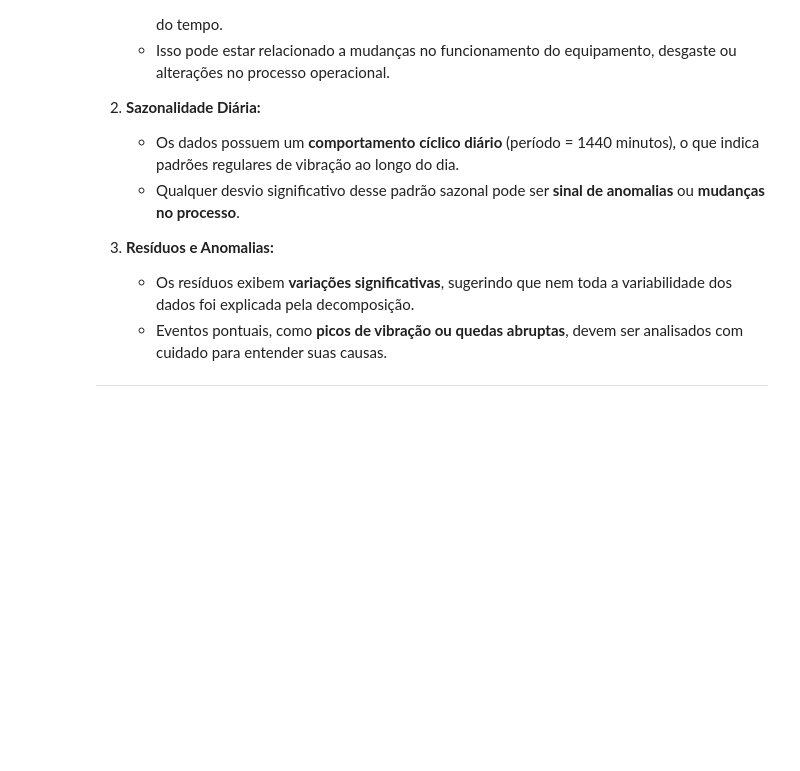
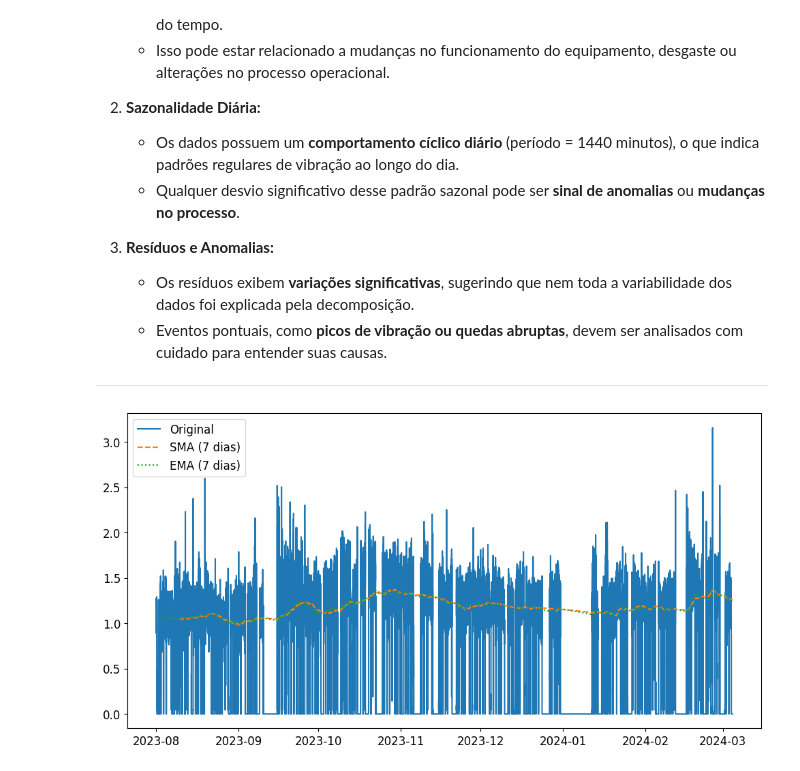
Before and after one commit to ezschneider/vrm-lstm, a Jupyter notebook: notebooks/characterization.ipynb, the cells around one changed output. Cells and saved outputs as stored; diff of their text form; code cells hidden in the pictures; blank space fills up the shorter version.

```diff
--- a/notebooks/characterization.ipynb
+++ b/notebooks/characterization.ipynb
@@ -263,3 +263,21 @@ A decomposição sazonal revelou os seguintes pontos-chave:
    - Eventos pontuais, como **picos de vibração ou quedas abruptas**, devem ser analisados com cuidado para entender suas causas.
 
 ---
+# %%
+widow_size = 10080  # 1 semana de dados (7 dias * 24 horas * 60 minutos)
+df['SMA_7'] = df['feature'].rolling(window=widow_size).mean()
+df['EMA_7'] = df['feature'].ewm(span=widow_size, adjust=False).mean()
+
+NUM_SAMPLES = 43200 # 1 mes de dados (30 dias * 24 horas * 60 minutos)
+
+plt.figure(figsize=(12, 6))
+plt.plot(df['feature'], label="Original")
+plt.plot(df['SMA_7'], label="SMA (7 dias)", linestyle="--")
+plt.plot(df['EMA_7'], label="EMA (7 dias)", linestyle=":")
+#plt.plot(df['feature'].head(NUM_SAMPLES), label="Original")
+#plt.plot(df['SMA_7'].head(NUM_SAMPLES), label="SMA (7 dias)", linestyle="--")
+#plt.plot(df['EMA_7'].head(NUM_SAMPLES), label="EMA (7 dias)", linestyle=":")
+plt.legend()
+plt.show()
+# %% [output]
+[figure, added]
```
Also changed, not shown: parts of 1 cell of this notebook.
